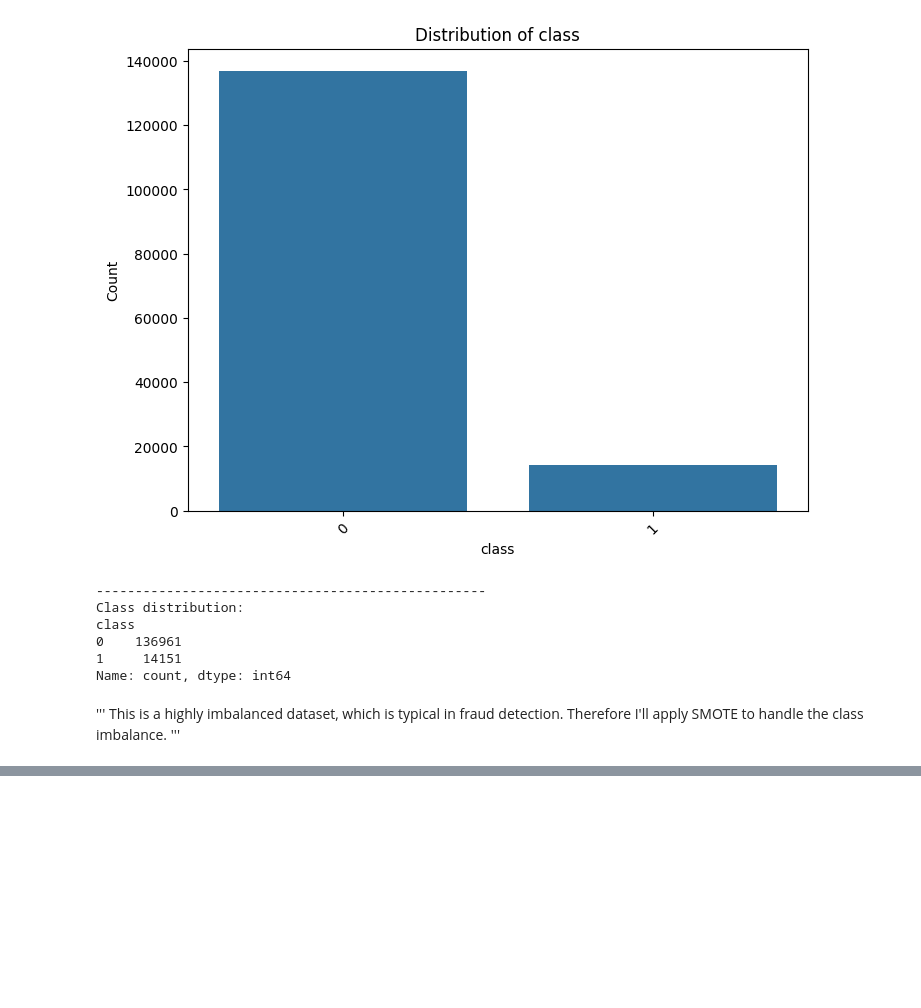
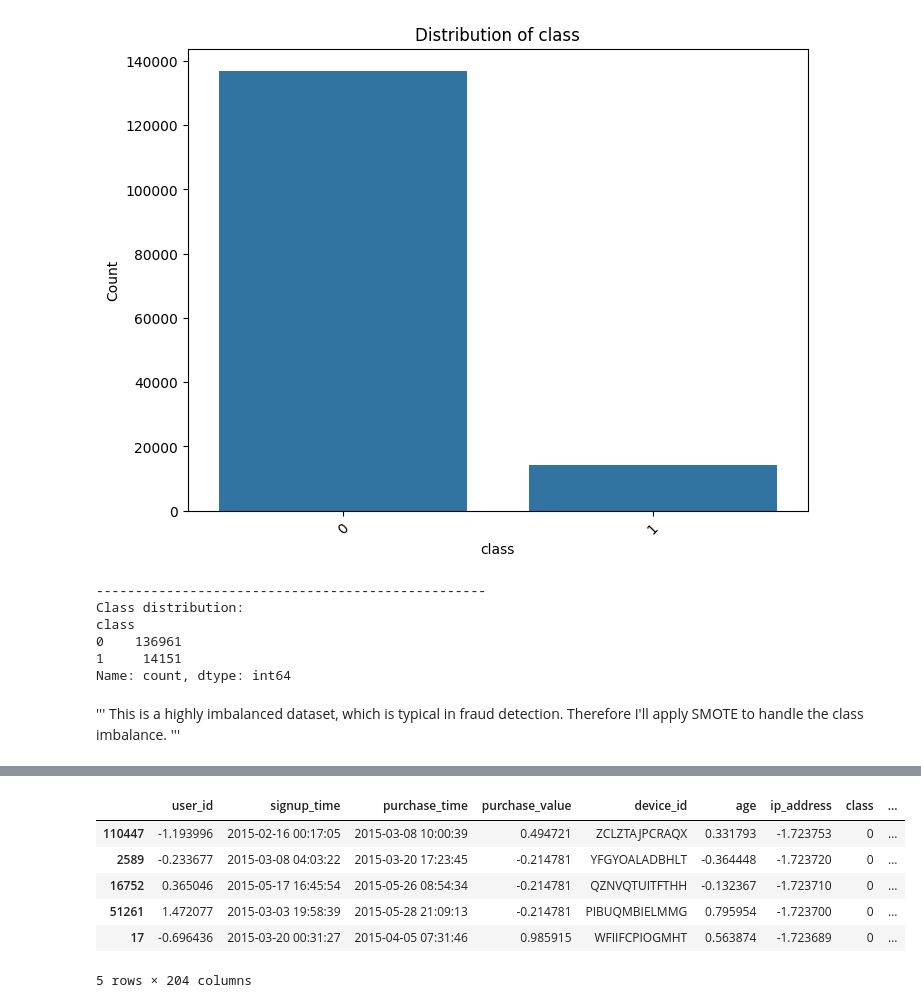
Before and after one commit to chalasimon/Fraud-detection-for-e-commerce-and-bank-credit, a Jupyter notebook: notebooks/data_analysis.ipynb, the cells around one changed output, grey strips where cells are left out. Cells and saved outputs as stored; diff of their text form; code cells hidden in the pictures; blank space fills up the shorter version.

```diff
--- a/notebooks/data_analysis.ipynb
+++ b/notebooks/data_analysis.ipynb
@@ -347,3 +347,15 @@ df_cleaned_with_features.head()
 | 16752 | 0.365046 | 2015-05-17 16:45:54 | 2015-05-26 08:54:34 | -0.214781 | QZNVQTUITFTHH | Direct | FireFox | F | -0.132367 | ... |
 | 51261 | 1.472077 | 2015-03-03 19:58:39 | 2015-05-28 21:09:13 | -0.214781 | PIBUQMBIELMMG | Ads | IE | M | 0.795954 | ... |
 | 17 | -0.696436 | 2015-03-20 00:31:27 | 2015-04-05 07:31:46 | 0.985915 | WFIIFCPIOGMHT | Ads | Safari | M | 0.563874 | ... |
+# %%
+# encode categorical features
+df_cleaned_with_features = preprocessor.one_hot_encode_features(df_cleaned_with_features)
+df_cleaned_with_features.head()
+# %% [output]
+|  | user_id | signup_time | purchase_time | purchase_value | device_id | age | ip_address | class | ... |
+| 110447 | -1.193996 | 2015-02-16 00:17:05 | 2015-03-08 10:00:39 | 0.494721 | ZCLZTAJPCRAQX | 0.331793 | -1.723753 | 0 | ... |
+| 2589 | -0.233677 | 2015-03-08 04:03:22 | 2015-03-20 17:23:45 | -0.214781 | YFGYOALADBHLT | -0.364448 | -1.723720 | 0 | ... |
+| 16752 | 0.365046 | 2015-05-17 16:45:54 | 2015-05-26 08:54:34 | -0.214781 | QZNVQTUITFTHH | -0.132367 | -1.723710 | 0 | ... |
+| 51261 | 1.472077 | 2015-03-03 19:58:39 | 2015-05-28 21:09:13 | -0.214781 | PIBUQMBIELMMG | 0.795954 | -1.723700 | 0 | ... |
+| 17 | -0.696436 | 2015-03-20 00:31:27 | 2015-04-05 07:31:46 | 0.985915 | WFIIFCPIOGMHT | 0.563874 | -1.723689 | 0 | ... |
+5 rows × 204 columns
```
Also changed, not shown: 1 other file.
